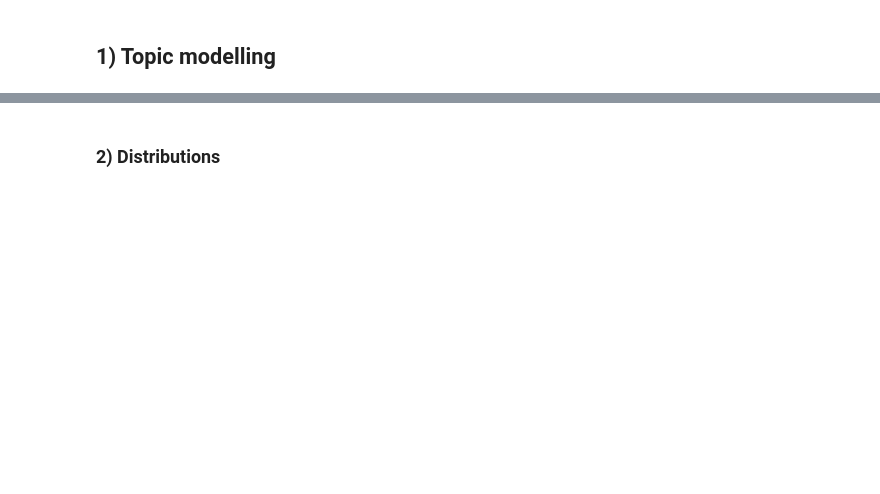
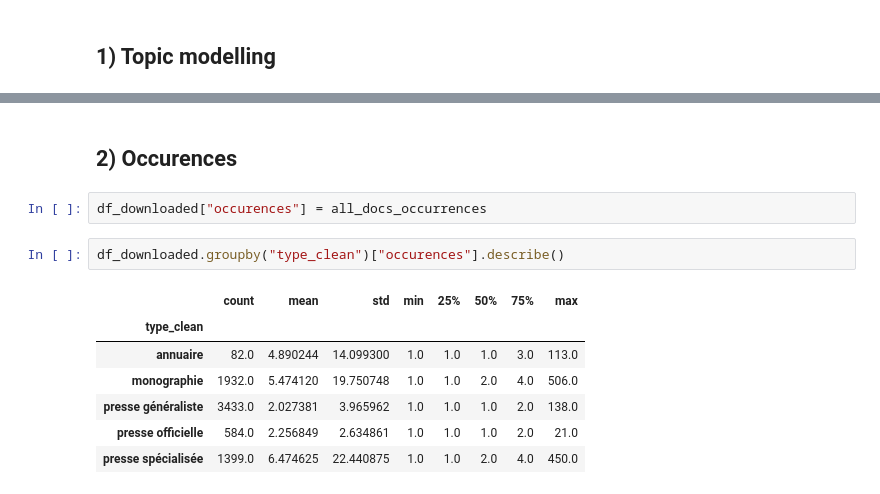
Before and after one commit to dh-epfl-students/lhst-the-ecology-of-eucalyptus, a Jupyter notebook: analysis/early_explo.ipynb, the cells around one changed output, grey strips where cells are left out. Saved outputs shown, nothing was run; the diff lists cells and outputs as text; blank space fills up the shorter version.

```diff
--- a/analysis/early_explo.ipynb
+++ b/analysis/early_explo.ipynb
@@ -66,2 +178,14 @@ topic_document_info_df[topic_document_info_df["Representative_document"] == True
 # %% [markdown]
-### 2) Distributions
+## 2) Occurences
+# %%
+df_downloaded["occurences"] = all_docs_occurrences
+# %%
+df_downloaded.groupby("type_clean")["occurences"].describe()
+# %% [output]
+|  | count | mean | std | min | 25% | 50% | 75% | max |
+| type_clean |  |  |  |  |  |  |  |  |
+| annuaire | 82.0 | 4.890244 | 14.099300 | 1.0 | 1.0 | 1.0 | 3.0 | 113.0 |
+| monographie | 1932.0 | 5.474120 | 19.750748 | 1.0 | 1.0 | 2.0 | 4.0 | 506.0 |
+| presse généraliste | 3433.0 | 2.027381 | 3.965962 | 1.0 | 1.0 | 1.0 | 2.0 | 138.0 |
+| presse officielle | 584.0 | 2.256849 | 2.634861 | 1.0 | 1.0 | 1.0 | 2.0 | 21.0 |
+| presse spécialisée | 1399.0 | 6.474625 | 22.440875 | 1.0 | 1.0 | 2.0 | 4.0 | 450.0 |
```
Also changed, not shown: parts of 26 cells of this notebook, 6 other files.
